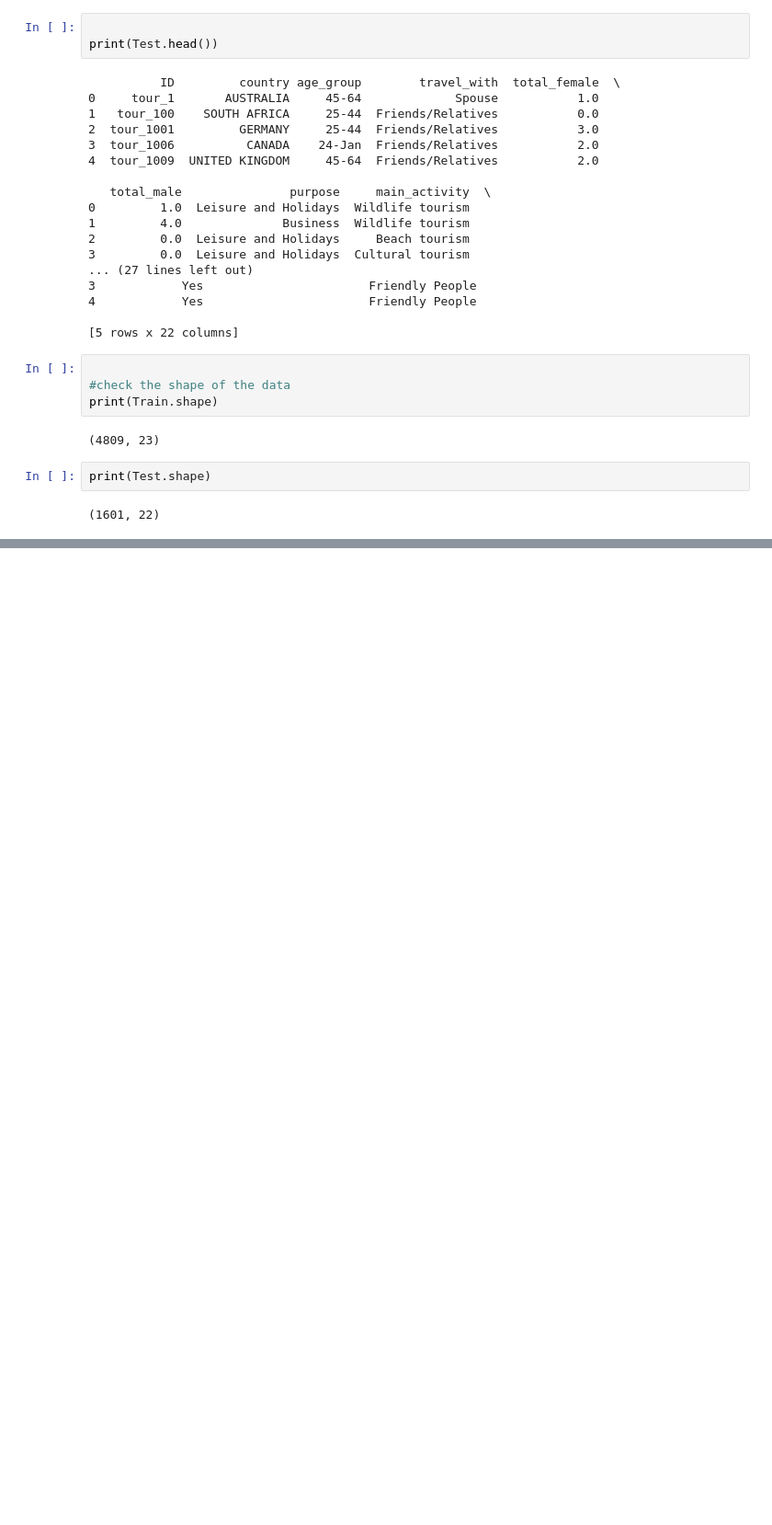
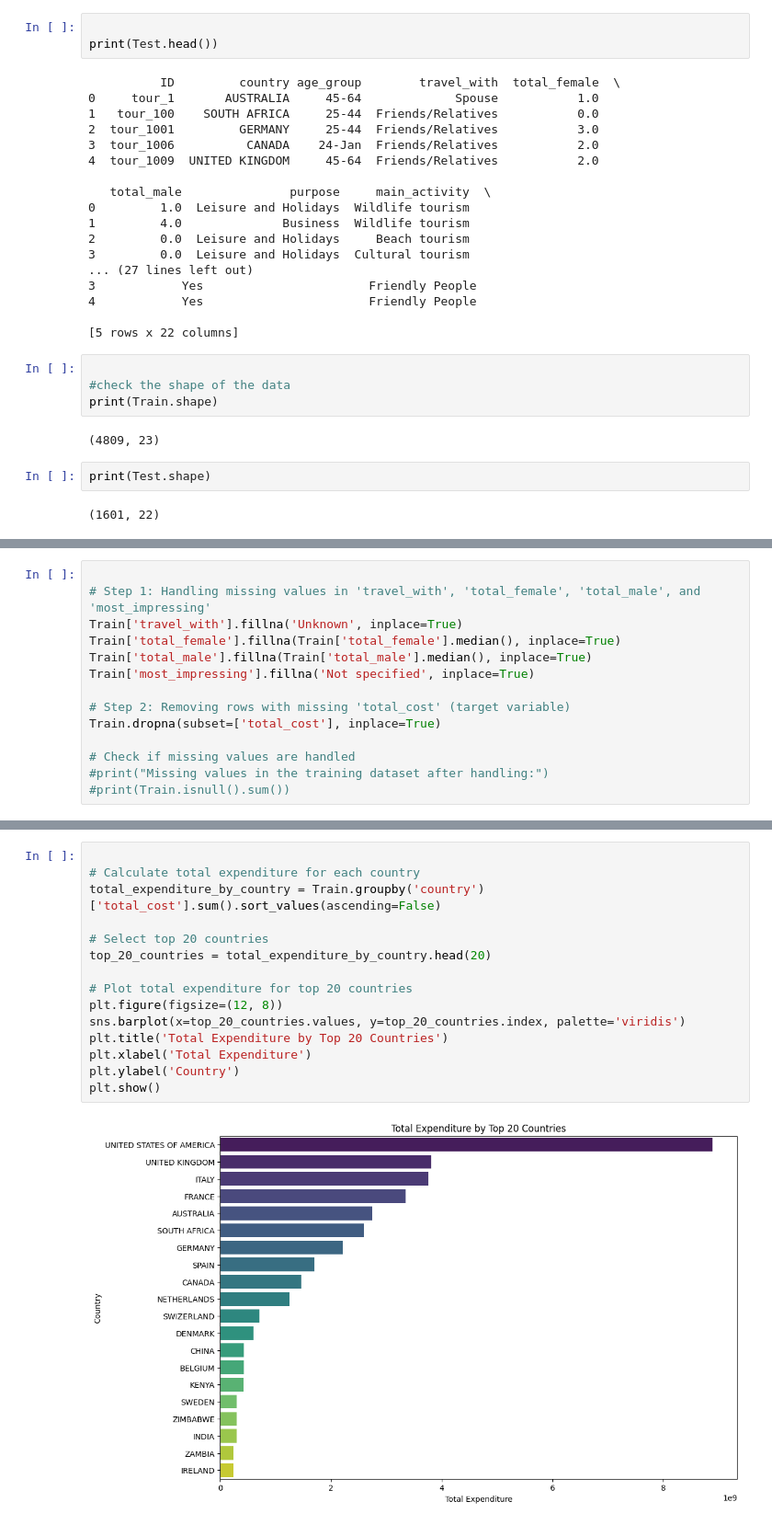
Before and after one commit to marshmoses/Tanzania_Tourism_Prediction, a Jupyter notebook: main.ipynb, the cells around one changed output, grey strips where cells are left out. Shown at 92% size. Cells and saved outputs as stored; diff of their text form; blank space fills up the shorter version.

```diff
--- a/main.ipynb
+++ b/main.ipynb
@@ -67,0 +225,14 @@ print(Test.shape)
+# %%
+
+# Step 1: Handling missing values in 'travel_with', 'total_female', 'total_male', and 'most_impressing'
+Train['travel_with'].fillna('Unknown', inplace=True)
+Train['total_female'].fillna(Train['total_female'].median(), inplace=True)
+Train['total_male'].fillna(Train['total_male'].median(), inplace=True)
+Train['most_impressing'].fillna('Not specified', inplace=True)
+
+# Step 2: Removing rows with missing 'total_cost' (target variable)
+Train.dropna(subset=['total_cost'], inplace=True)
+
+# Check if missing values are handled
+#print("Missing values in the training dataset after handling:")
+#print(Train.isnull().sum())
@@ -67,0 +435,17 @@ print(Test.shape)
+# %%
+
+# Calculate total expenditure for each country
+total_expenditure_by_country = Train.groupby('country')['total_cost'].sum().sort_values(ascending=False)
+
+# Select top 20 countries
+top_20_countries = total_expenditure_by_country.head(20)
+
+# Plot total expenditure for top 20 countries
+plt.figure(figsize=(12, 8))
+sns.barplot(x=top_20_countries.values, y=top_20_countries.index, palette='viridis')
+plt.title('Total Expenditure by Top 20 Countries')
+plt.xlabel('Total Expenditure')
+plt.ylabel('Country')
+plt.show()
+# %% [output]
+[figure, added]
```
Also changed, not shown: parts of 62 cells of this notebook, 3 other files.
